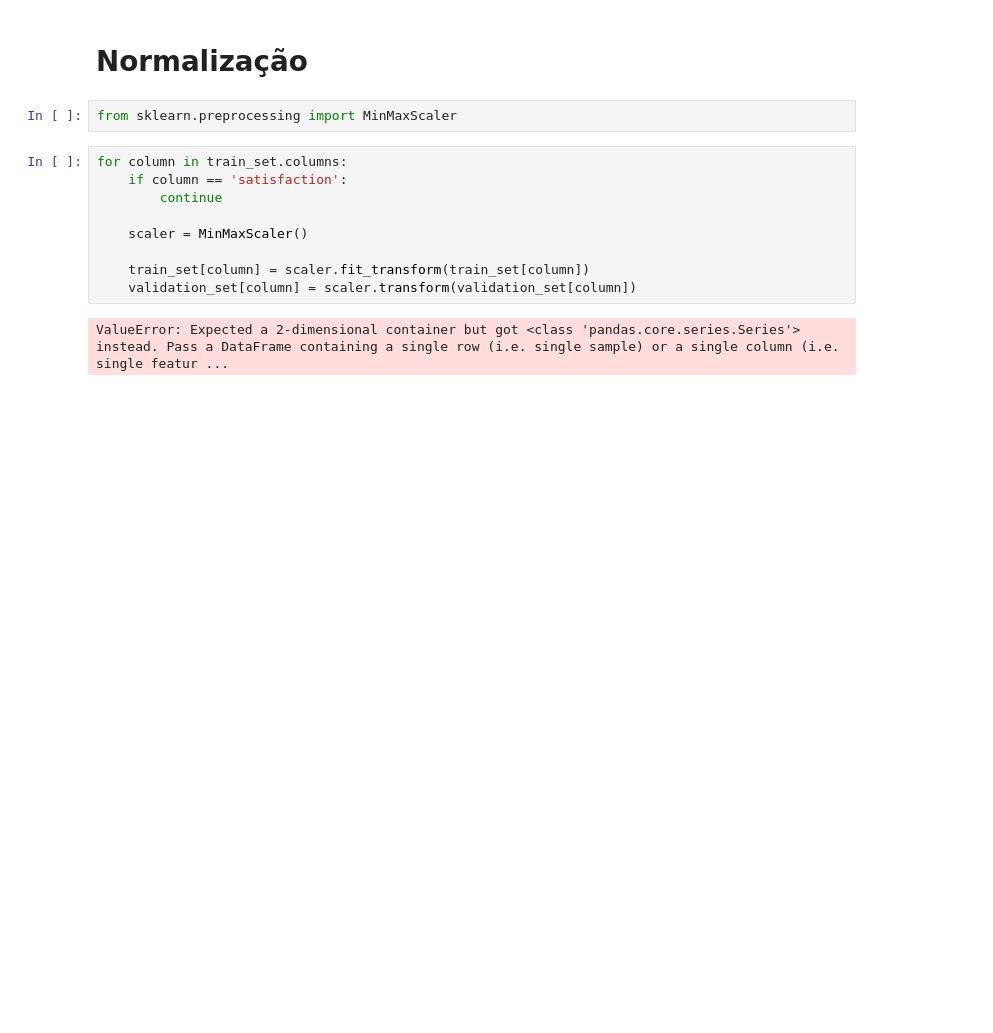
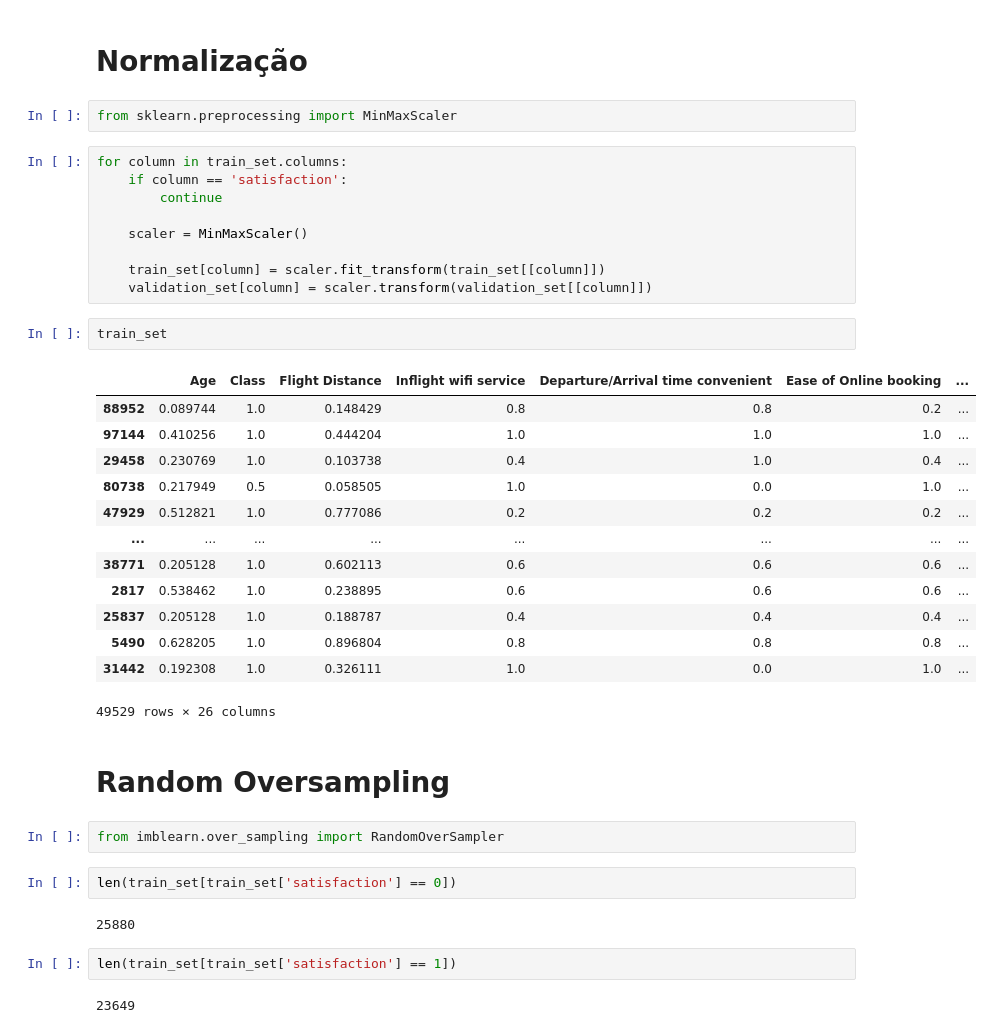
Before and after one commit to silvaronald/redes-neurais, a Jupyter notebook: pre_process.ipynb, the cells around one changed output. Drawn from its saved outputs; the diff is of its cells as text; blank space fills up the shorter version.

```diff
--- a/pre_process.ipynb
+++ b/pre_process.ipynb
@@ -301,7 +301,33 @@ for column in train_set.columns:
 
     scaler = MinMaxScaler()
 
-    train_set[column] = scaler.fit_transform(train_set[column])
-    validation_set[column] = scaler.transform(validation_set[column])
+    train_set[column] = scaler.fit_transform(train_set[[column]])
+    validation_set[column] = scaler.transform(validation_set[[column]])
-# %% [output]
-ValueError: Expected a 2-dimensional container but got <class 'pandas.core.series.Series'> instead. Pass a DataFrame containing a single row (i.e. single sample) or a single column (i.e. single featur ...
+# %%
+train_set
+# %% [output]
+|  | Age | Class | Flight Distance | Inflight wifi service | Departure/Arrival time convenient | Ease of Online booking | ... |
+| 88952 | 0.089744 | 1.0 | 0.148429 | 0.8 | 0.8 | 0.2 | ... |
+| 97144 | 0.410256 | 1.0 | 0.444204 | 1.0 | 1.0 | 1.0 | ... |
+| 29458 | 0.230769 | 1.0 | 0.103738 | 0.4 | 1.0 | 0.4 | ... |
+| 80738 | 0.217949 | 0.5 | 0.058505 | 1.0 | 0.0 | 1.0 | ... |
+| 47929 | 0.512821 | 1.0 | 0.777086 | 0.2 | 0.2 | 0.2 | ... |
+| ... | ... | ... | ... | ... | ... | ... | ... |
+| 38771 | 0.205128 | 1.0 | 0.602113 | 0.6 | 0.6 | 0.6 | ... |
+| 2817 | 0.538462 | 1.0 | 0.238895 | 0.6 | 0.6 | 0.6 | ... |
+| 25837 | 0.205128 | 1.0 | 0.188787 | 0.4 | 0.4 | 0.4 | ... |
+| 5490 | 0.628205 | 1.0 | 0.896804 | 0.8 | 0.8 | 0.8 | ... |
+| 31442 | 0.192308 | 1.0 | 0.326111 | 1.0 | 0.0 | 1.0 | ... |
+49529 rows × 26 columns
+# %% [markdown]
+# Random Oversampling
+# %%
+from imblearn.over_sampling import RandomOverSampler
+# %%
+len(train_set[train_set['satisfaction'] == 0])
+# %% [output]
+25880
+# %%
+len(train_set[train_set['satisfaction'] == 1])
+# %% [output]
+23649
```
Also changed, not shown: parts of 3 cells of this notebook, 2 other files.
